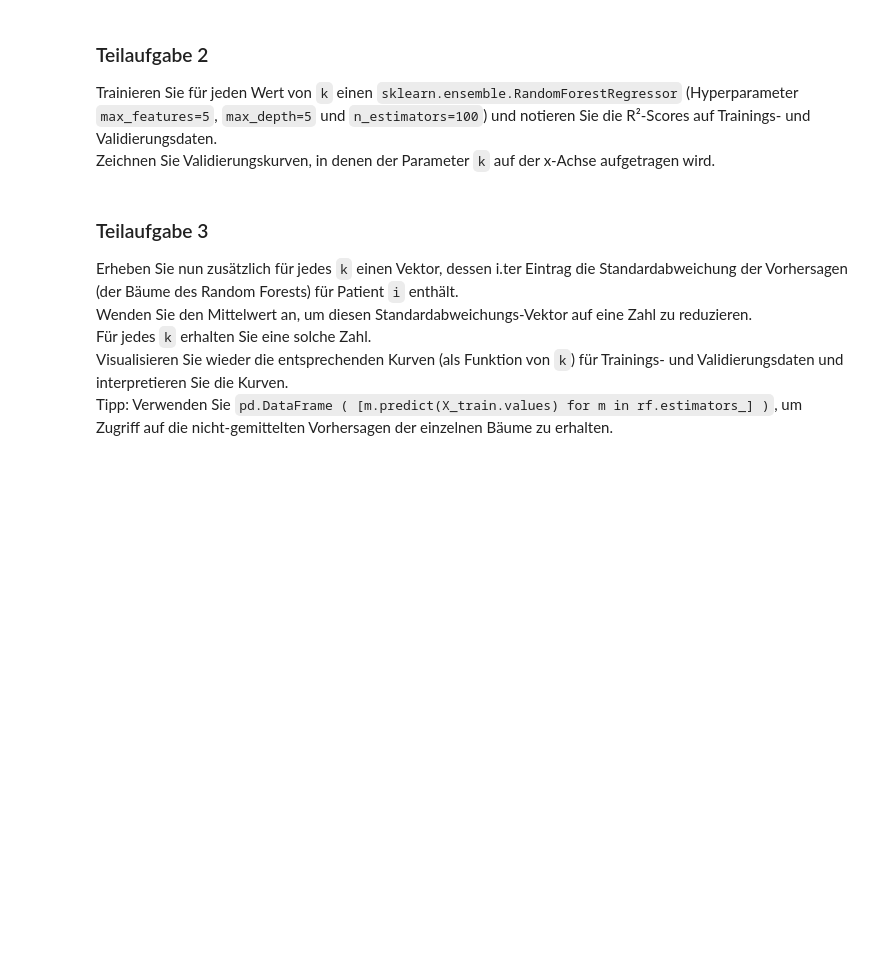
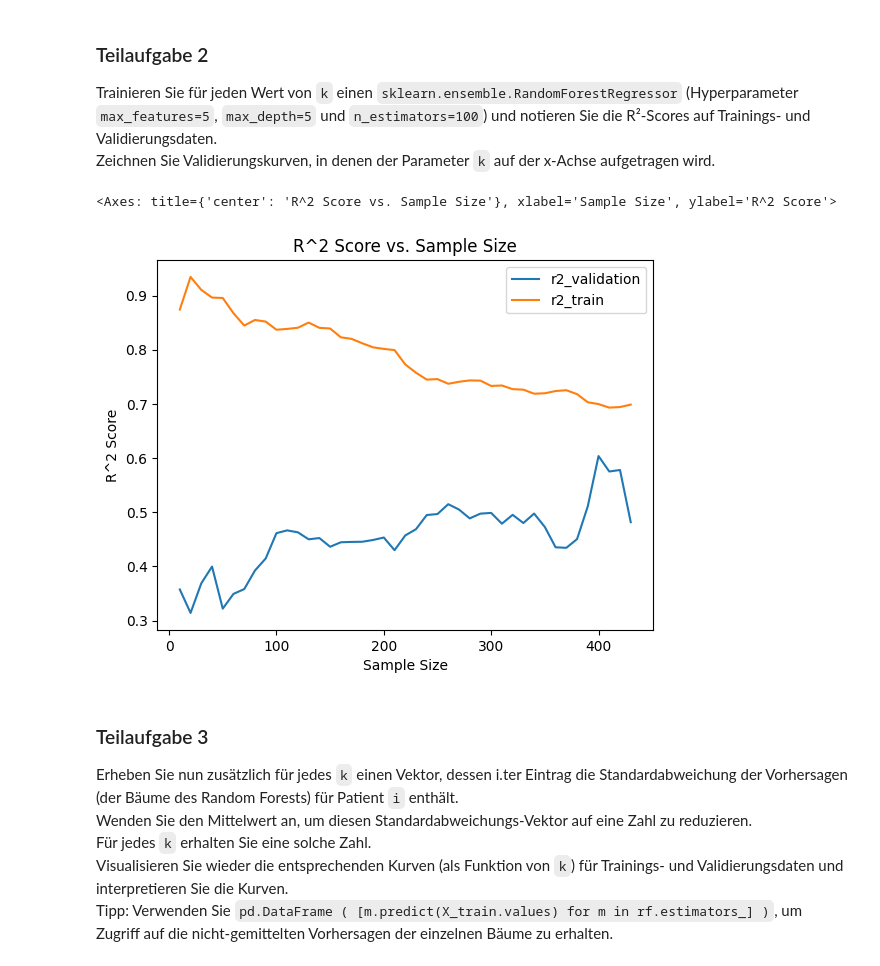
Before and after one commit to MartinElsaesser/data-science, a Jupyter notebook: exercises/exercise9/exercise9.ipynb, the cells around one changed output. Drawn from its saved outputs; the diff is of its cells as text; code cells hidden in the pictures; blank space fills up the shorter version.

```diff
--- a/exercises/exercise9/exercise9.ipynb
+++ b/exercises/exercise9/exercise9.ipynb
@@ -9,4 +9,21 @@ Variieren Sie im folgenden die Variable `k` zwischen 10 und 432 in 10er-Schritte
 import pandas as pd
 import numpy as np
 from sklearn.model_selection import train_test_split
+from sklearn.datasets import load_diabetes
+
+X,y = load_diabetes(as_frame=True, return_X_y=True)
+k = [ step for step in range(10, 432, 10)]
+def split_data(X, y, train_size=10, random_state=42):
+	X_rows = len(X.index)
+	X_train, X_validation, y_train, y_validation = train_test_split(X, y, random_state=random_state, train_size=train_size/X_rows)
+	return {
+		"X_train": X_train,
+		"X_validation": X_validation,
+		"y_train": y_train,
+		"y_validation": y_validation,
+	}
+
+X,y = load_diabetes(as_frame=True, return_X_y=True)
+samples = { test_size: split_data(X, y, test_size)  for test_size in k}
+samples
 # %% [output]
@@ -17,10 +50,38 @@ Trainieren Sie für jeden Wert von `k` einen `sklearn.ensemble.RandomForestRegre
 Zeichnen Sie Validierungskurven, in denen der Parameter `k` auf der x-Achse aufgetragen wird.
 # %%
 
-from sklearn.datasets import load_diabetes
 from sklearn.ensemble import RandomForestRegressor
 from sklearn.metrics import r2_score
-X,y = load_diabetes(as_frame=True, return_X_y=True)
+
+scores = []
+for test_size, sample in samples.items():
+	X_train = sample["X_train"]
+	X_validation = sample["X_validation"]
+	y_train = sample["y_train"]
+	y_validation = sample["y_validation"]
+
+	# Fit the model
+	model = RandomForestRegressor(n_estimators=100, random_state=42, max_depth=5, max_features=5)
+	model.fit(X_train, y_train)
+
+	# Make predictions
+	predictions_validation = model.predict(X_validation)
+	predictions_train = model.predict(X_train)
+
+	# Calculate R^2 score
+	r2_validation = r2_score(y_validation, predictions_validation)
+	r2_train = r2_score(y_train, predictions_train)
+	scores.append({
+		"k": test_size,
+		"r2_validation": r2_validation,
+		"r2_train": r2_train,
+	})
+
+scores = pd.DataFrame(scores)
+scores.plot(x="k", y=["r2_validation", "r2_train"], title="R^2 Score vs. Sample Size", xlabel="Sample Size", ylabel="R^2 Score")
+# %% [output]
+<Axes: title={'center': 'R^2 Score vs. Sample Size'}, xlabel='Sample Size', ylabel='R^2 Score'>
+[figure, added]
 # %% [markdown]
 ### Teilaufgabe 3
 Erheben Sie nun zusätzlich für jedes `k` einen Vektor, dessen i.ter Eintrag die Standardabweichung der Vorhersagen (der Bäume des Random Forests) für Patient `i` enthält.
```
Also changed, not shown: parts of 2 cells of this notebook.
